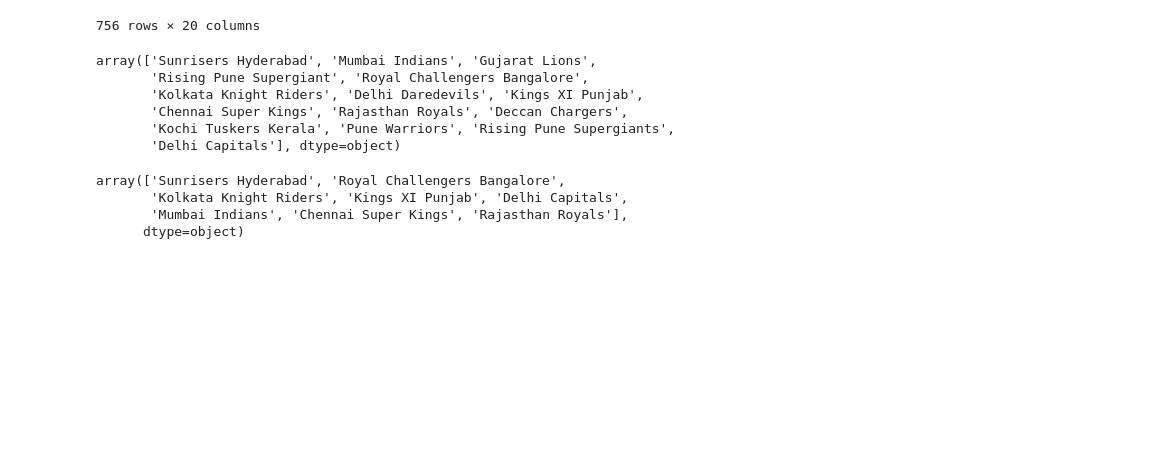
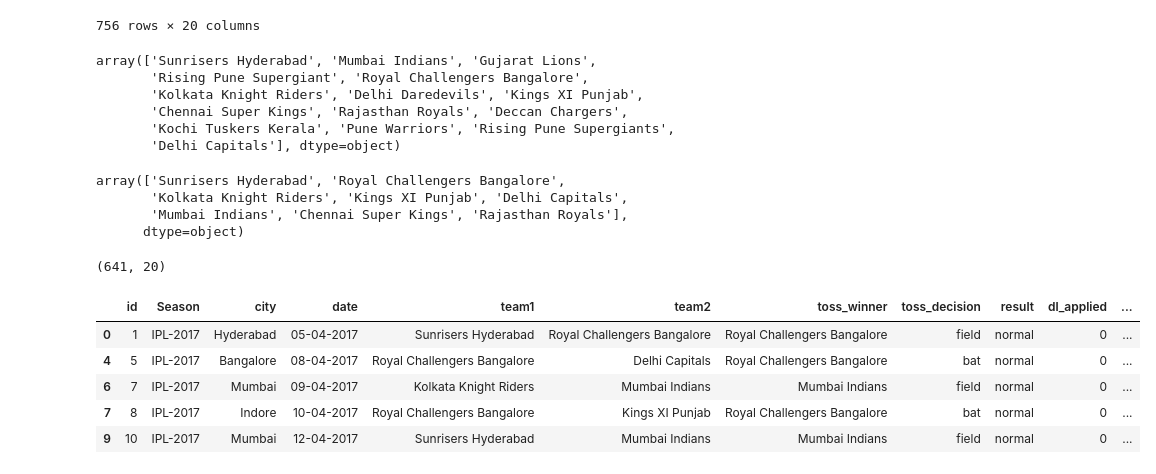
Before and after one commit to lawalsegun2025/ipl_match_win_predictor, a Jupyter notebook: ipl_win_probability_predictor.ipynb, the cells around one changed output. Cells and saved outputs as stored; diff of their text form; code cells hidden in the pictures; blank space fills up the shorter version.

```diff
--- a/ipl_win_probability_predictor.ipynb
+++ b/ipl_win_probability_predictor.ipynb
@@ -197,3 +197,17 @@ array(['Sunrisers Hyderabad', 'Royal Challengers Bangalore',
        'Kolkata Knight Riders', 'Kings XI Punjab', 'Delhi Capitals',
        'Mumbai Indians', 'Chennai Super Kings', 'Rajasthan Royals'],
       dtype=object)
+# %%
+# check the shape of the updated data frame
+match_df.shape
+# %% [output]
+(641, 20)
+# %%
+match_df.head()
+# %% [output]
+|  | id | Season | city | date | team1 | team2 | toss_winner | toss_decision | result | dl_applied | ... |
+| 0 | 1 | IPL-2017 | Hyderabad | 05-04-2017 | Sunrisers Hyderabad | Royal Challengers Bangalore | Royal Challengers Bangalore | field | normal | 0 | ... |
+| 4 | 5 | IPL-2017 | Bangalore | 08-04-2017 | Royal Challengers Bangalore | Delhi Capitals | Royal Challengers Bangalore | bat | normal | 0 | ... |
+| 6 | 7 | IPL-2017 | Mumbai | 09-04-2017 | Kolkata Knight Riders | Mumbai Indians | Mumbai Indians | field | normal | 0 | ... |
+| 7 | 8 | IPL-2017 | Indore | 10-04-2017 | Royal Challengers Bangalore | Kings XI Punjab | Royal Challengers Bangalore | bat | normal | 0 | ... |
+| 9 | 10 | IPL-2017 | Mumbai | 12-04-2017 | Sunrisers Hyderabad | Mumbai Indians | Mumbai Indians | field | normal | 0 | ... |
```
Also changed, not shown: parts of 6 cells of this notebook.
